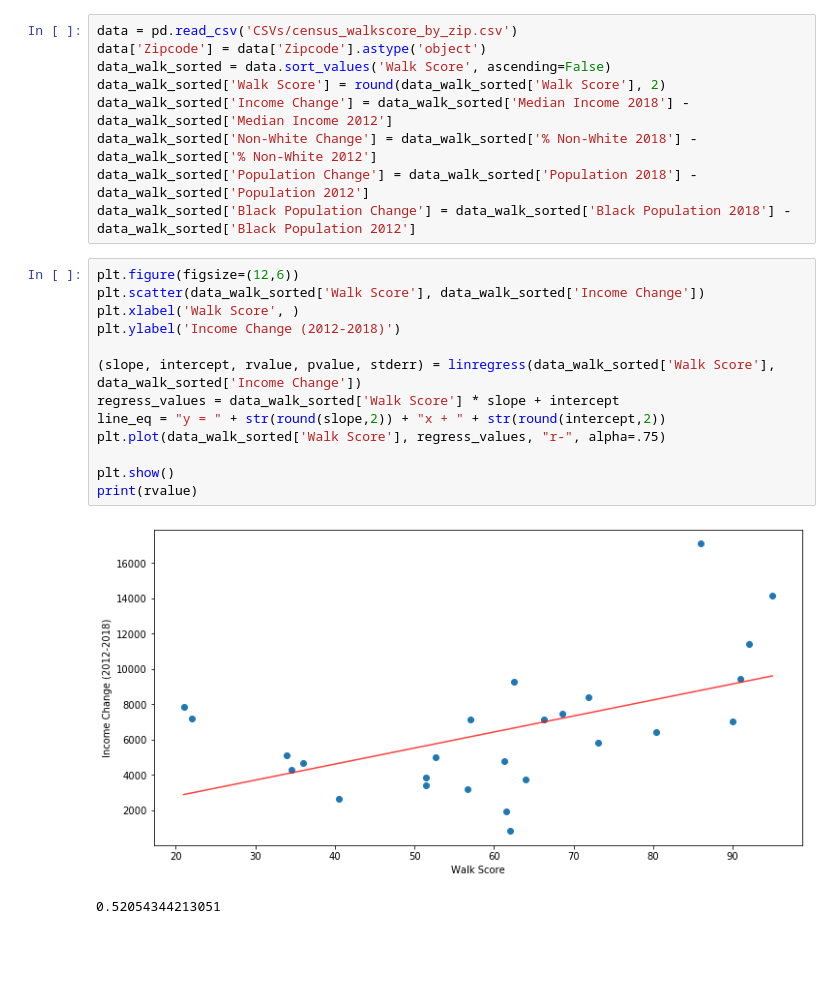
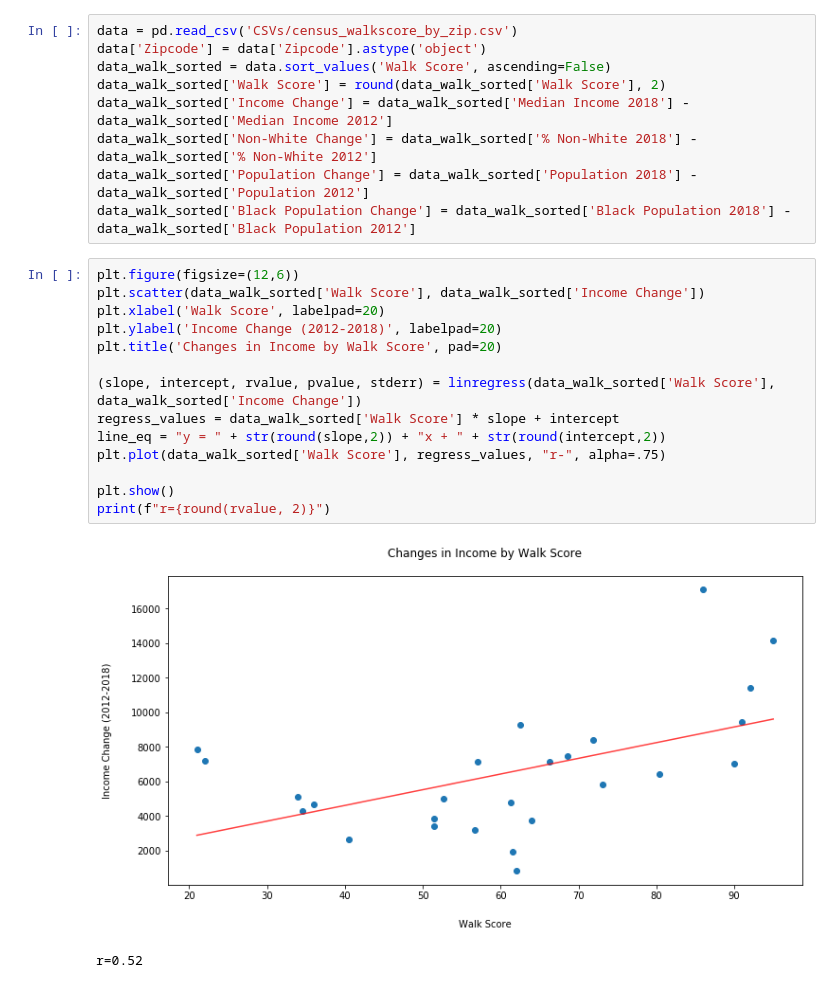
Before and after one commit to troypramsey/WalkabilityRaceIncome_InPortland_2012-2018, a Jupyter notebook: Scatterplots and Regressions.ipynb, the cells around one changed output. Drawn from its saved outputs; the diff is of its cells as text; blank space fills up the shorter version.

Commit message:
scatterplot formatting

```diff
--- a/Scatterplots and Regressions.ipynb
+++ b/Scatterplots and Regressions.ipynb
@@ -16,19 +16,20 @@ data_walk_sorted['Black Population Change'] = data_walk_sorted['Black Population
 # %%
 plt.figure(figsize=(12,6))
 plt.scatter(data_walk_sorted['Walk Score'], data_walk_sorted['Income Change'])
-plt.xlabel('Walk Score', )
-plt.ylabel('Income Change (2012-2018)')
+plt.xlabel('Walk Score', labelpad=20)
+plt.ylabel('Income Change (2012-2018)', labelpad=20)
+plt.title('Changes in Income by Walk Score', pad=20)
 
 (slope, intercept, rvalue, pvalue, stderr) = linregress(data_walk_sorted['Walk Score'], data_walk_sorted['Income Change'])
 regress_values = data_walk_sorted['Walk Score'] * slope + intercept
 line_eq = "y = " + str(round(slope,2)) + "x + " + str(round(intercept,2))
 plt.plot(data_walk_sorted['Walk Score'], regress_values, "r-", alpha=.75)
 
 plt.show()
-print(rvalue)
+print(f"r={round(rvalue, 2)}")
 # %% [output]
-[figure, old version]
+[figure, new version]
-0.52054344213051
+r=0.52
 # %%
 plt.figure(figsize=(12,6))
 plt.scatter(data_walk_sorted['Walk Score'], data_walk_sorted['Non-White Change'])
```
Also changed, not shown: parts of 3 cells of this notebook.
